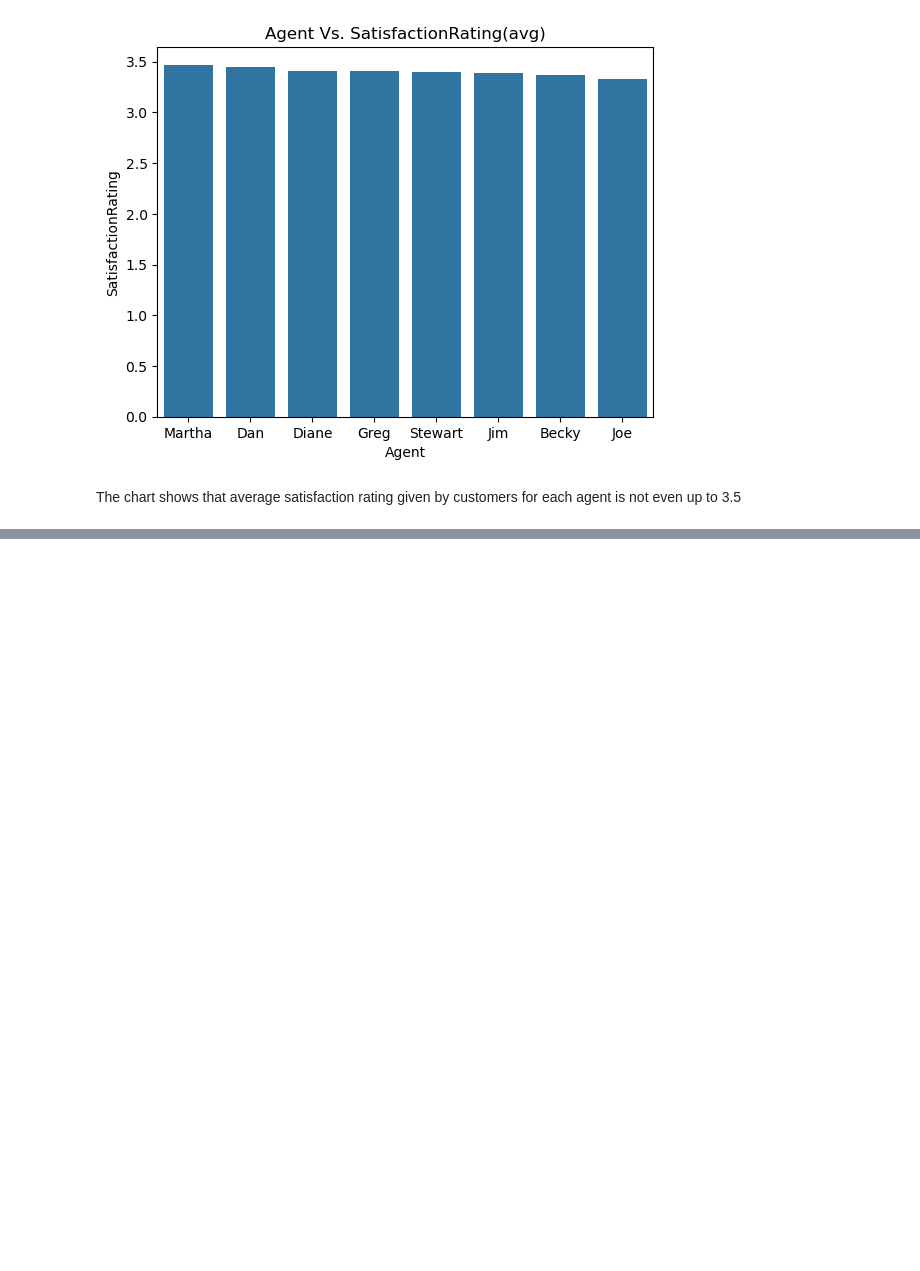
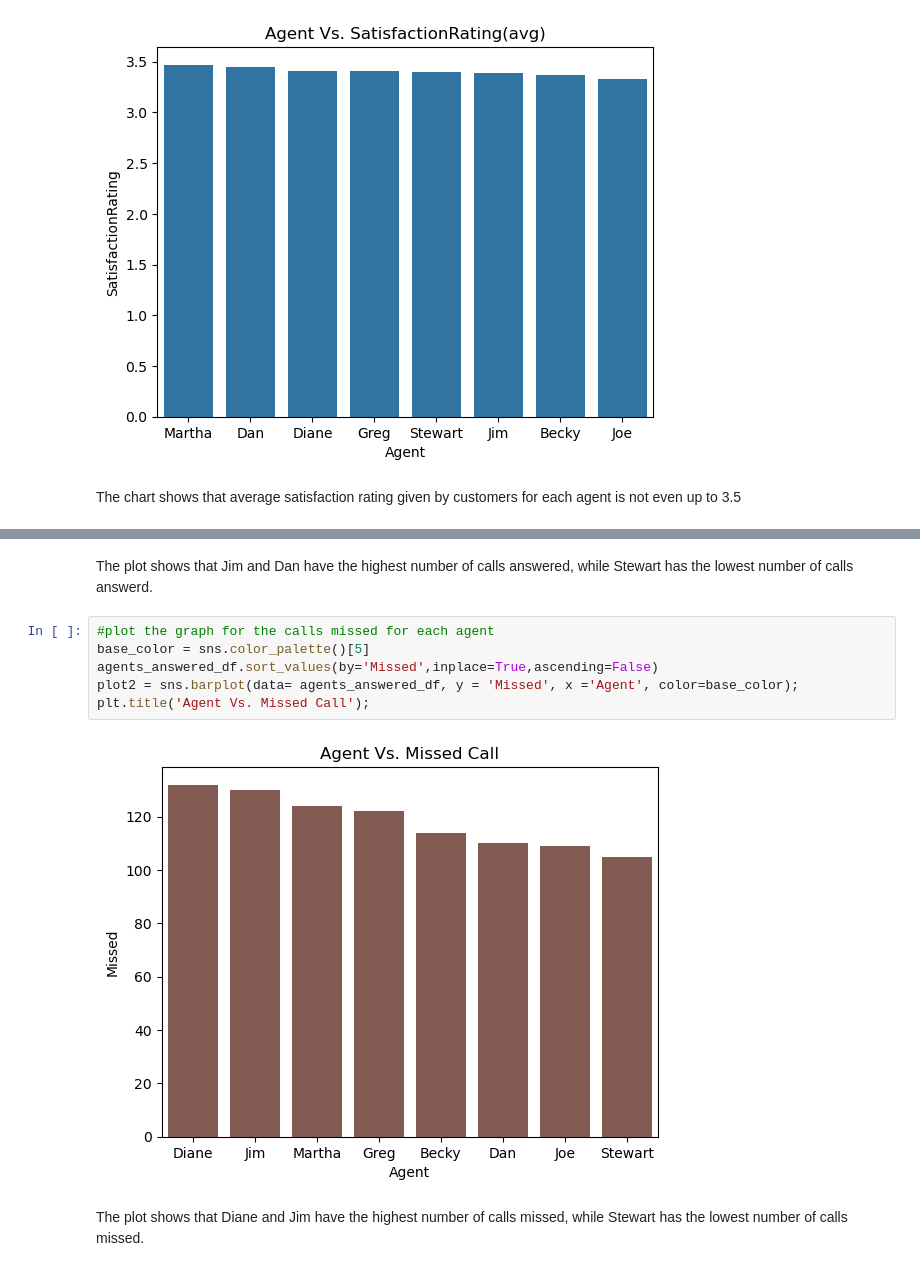
Before and after one commit to naheem3410/PhoneNow, a Jupyter notebook: phonenow.ipynb, the cells around one changed output, grey strips where cells are left out. Saved outputs shown, nothing was run; the diff lists cells and outputs as text; blank space fills up the shorter version.

```diff
--- a/phonenow.ipynb
+++ b/phonenow.ipynb
@@ -599,0 +635,12 @@ Knowing the rate at which each agent answered or missed a call is an import stat
+# %% [markdown]
+The plot shows that Jim and Dan have the highest number of calls answered, while Stewart has the lowest number of calls answerd.
+# %%
+#plot the graph for the calls missed for each agent
+base_color = sns.color_palette()[5]
+agents_answered_df.sort_values(by='Missed',inplace=True,ascending=False)
+plot2 = sns.barplot(data= agents_answered_df, y = 'Missed', x ='Agent', color=base_color);
+plt.title('Agent Vs. Missed Call');
+# %% [output]
+[figure, added]
+# %% [markdown]
+The plot shows that Diane and Jim have the highest number of calls missed, while Stewart has the lowest number of calls missed.
```
Also changed, not shown: parts of 4 cells of this notebook.
